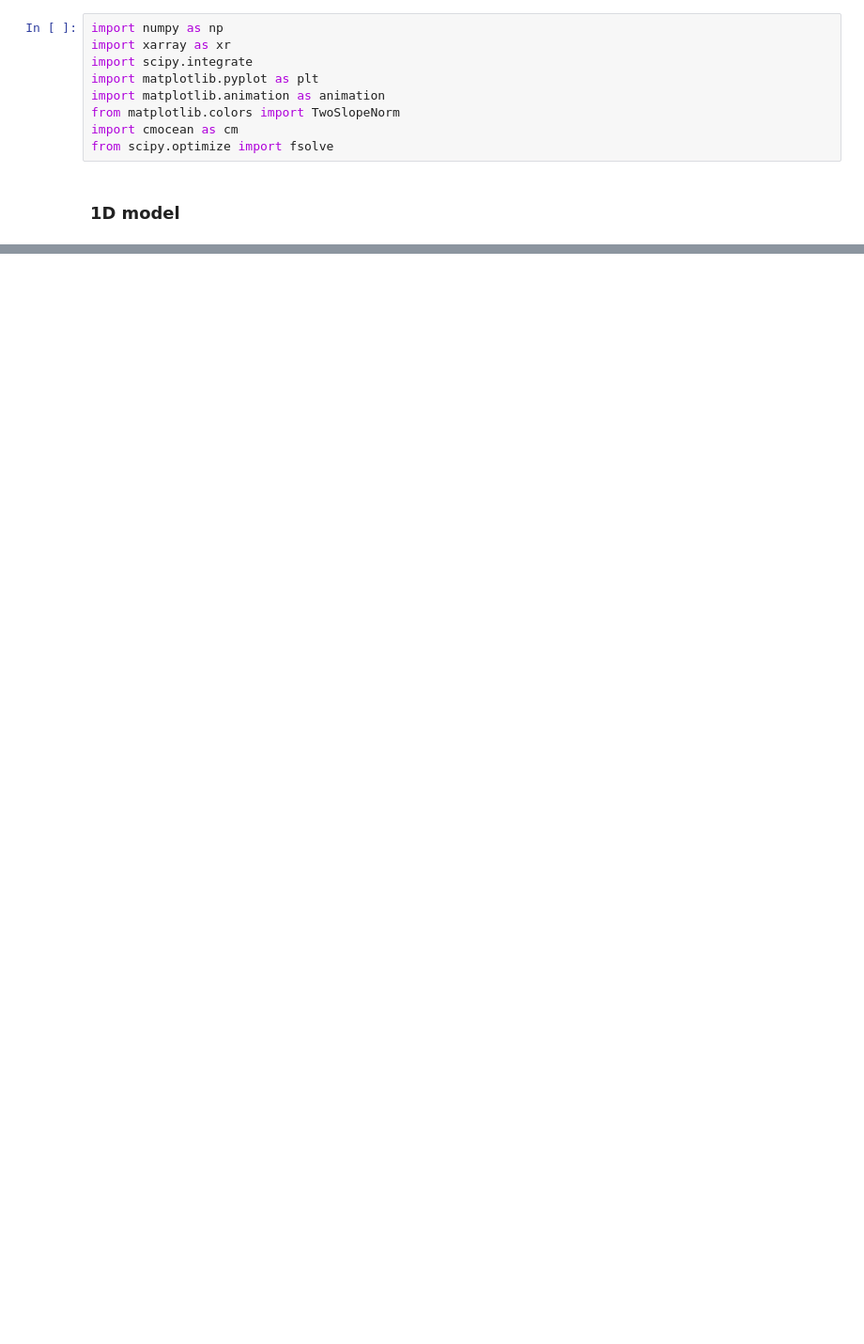
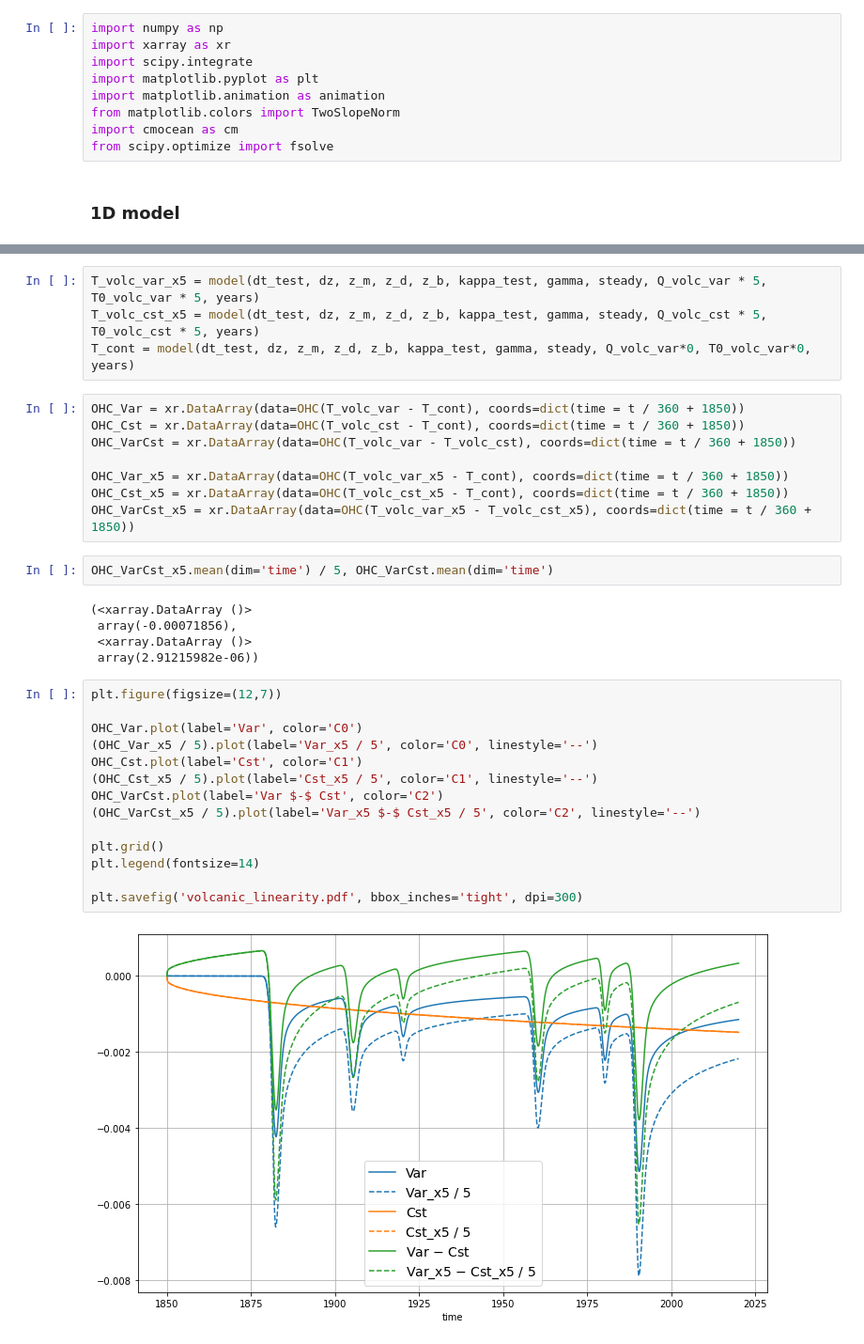
Before and after one commit to mpudig/HonoursThesis, a Jupyter notebook: Figure_code/Fig13.ipynb, the cells around one changed output, grey strips where cells are left out. Shown at 94% size. Saved outputs shown, nothing was run; the diff lists cells and outputs as text; blank space fills up the shorter version.

```diff
--- a/Figure_code/Fig13.ipynb
+++ b/Figure_code/Fig13.ipynb
@@ -451,0 +516,35 @@ plt.show()
+# %%
+T_volc_var_x5 = model(dt_test, dz, z_m, z_d, z_b, kappa_test, gamma, steady, Q_volc_var * 5, T0_volc_var * 5, years)
+T_volc_cst_x5 = model(dt_test, dz, z_m, z_d, z_b, kappa_test, gamma, steady, Q_volc_cst * 5, T0_volc_cst * 5, years)
+T_cont = model(dt_test, dz, z_m, z_d, z_b, kappa_test, gamma, steady, Q_volc_var*0, T0_volc_var*0, years)
+# %%
+OHC_Var = xr.DataArray(data=OHC(T_volc_var - T_cont), coords=dict(time = t / 360 + 1850))
+OHC_Cst = xr.DataArray(data=OHC(T_volc_cst - T_cont), coords=dict(time = t / 360 + 1850))
+OHC_VarCst = xr.DataArray(data=OHC(T_volc_var - T_volc_cst), coords=dict(time = t / 360 + 1850))
+
+OHC_Var_x5 = xr.DataArray(data=OHC(T_volc_var_x5 - T_cont), coords=dict(time = t / 360 + 1850))
+OHC_Cst_x5 = xr.DataArray(data=OHC(T_volc_cst_x5 - T_cont), coords=dict(time = t / 360 + 1850))
+OHC_VarCst_x5 = xr.DataArray(data=OHC(T_volc_var_x5 - T_volc_cst_x5), coords=dict(time = t / 360 + 1850))
+# %%
+OHC_VarCst_x5.mean(dim='time') / 5, OHC_VarCst.mean(dim='time')
+# %% [output]
+(<xarray.DataArray ()>
+ array(-0.00071856),
+ <xarray.DataArray ()>
+ array(2.91215982e-06))
+# %%
+plt.figure(figsize=(12,7))
+
+OHC_Var.plot(label='Var', color='C0')
+(OHC_Var_x5 / 5).plot(label='Var_x5 / 5', color='C0', linestyle='--')
+OHC_Cst.plot(label='Cst', color='C1')
+(OHC_Cst_x5 / 5).plot(label='Cst_x5 / 5', color='C1', linestyle='--')
+OHC_VarCst.plot(label='Var $-$ Cst', color='C2')
+(OHC_VarCst_x5 / 5).plot(label='Var_x5 $-$ Cst_x5 / 5', color='C2', linestyle='--')
+
+plt.grid()
+plt.legend(fontsize=14)
+
+plt.savefig('volcanic_linearity.pdf', bbox_inches='tight', dpi=300)
+# %% [output]
+[figure, added]
```
Also changed, not shown: parts of 10 cells of this notebook, 12 other files.
